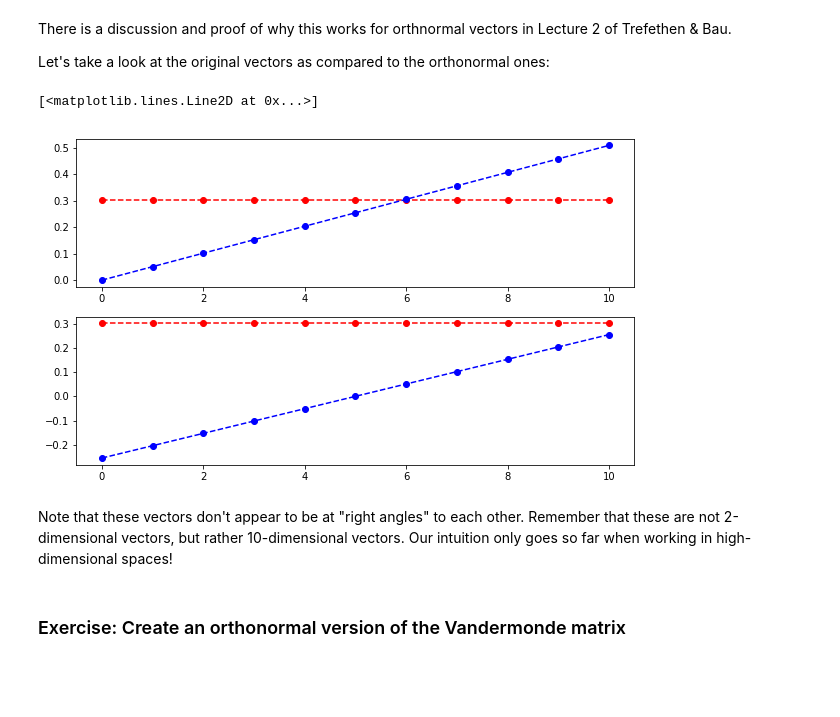
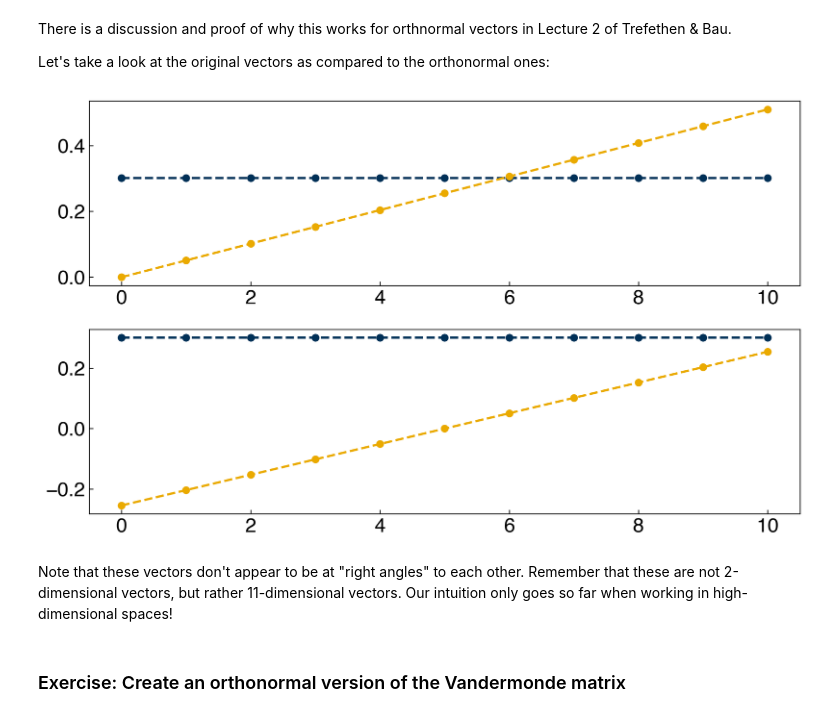
Before and after one commit to medford-group/data_analytics_ChE, a Jupyter notebook: 1-numerical_methods/Topic2-Linear_Algebra.ipynb, the cells around one changed output. Drawn from its saved outputs; the diff is of its cells as text; code cells hidden in the pictures; blank space fills up the shorter version.

```diff
--- a/1-numerical_methods/Topic2-Linear_Algebra.ipynb
+++ b/1-numerical_methods/Topic2-Linear_Algebra.ipynb
@@ -37,6 +37,7 @@ First, we can use `numpy` to create a vector $x_i$:
 %matplotlib inline
 import numpy as np
 import pylab as plt
+plt.style.use('../settings/plot_style.mplstyle')
 
 xi = np.linspace(0,10,11)
 xi
@@ -211,16 +212,15 @@ Let's take a look at the original vectors as compared to the orthonormal ones:
 # %%
 fig, axes = plt.subplots(2,1, figsize=(10,6))
 
-axes[0].plot(xi, col_0_normed, '--or')
-axes[0].plot(xi, col_1_normed, '--ob')
+axes[0].plot(xi, col_0_normed, '--o')
+axes[0].plot(xi, col_1_normed, '--o')
 
-axes[1].plot(xi, col_0_normed, '--or')
-axes[1].plot(xi, col_1_ortho, '--ob')
+axes[1].plot(xi, col_0_normed, '--o')
+axes[1].plot(xi, col_1_ortho, '--o');
 # %% [output]
-[<matplotlib.lines.Line2D at 0x...>]
-[figure, old version]
+[figure, new version]
 # %% [markdown]
-Note that these vectors don't appear to be at "right angles" to each other. Remember that these are not 2-dimensional vectors, but rather 10-dimensional vectors. Our intuition only goes so far when working in high-dimensional spaces!
+Note that these vectors don't appear to be at "right angles" to each other. Remember that these are not 2-dimensional vectors, but rather 11-dimensional vectors. Our intuition only goes so far when working in high-dimensional spaces!
 # %% [markdown]
 ### Exercise: Create an orthonormal version of the Vandermonde matrix
 # %% [markdown]
```
Also changed, not shown: parts of 2 cells of this notebook, 4 other files.
